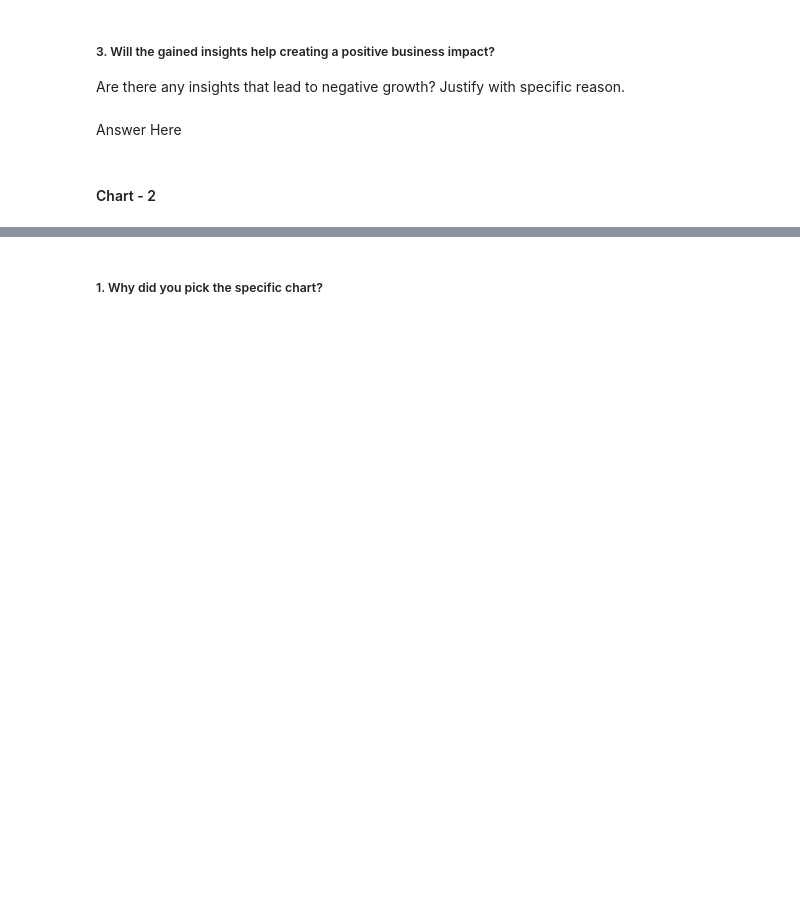
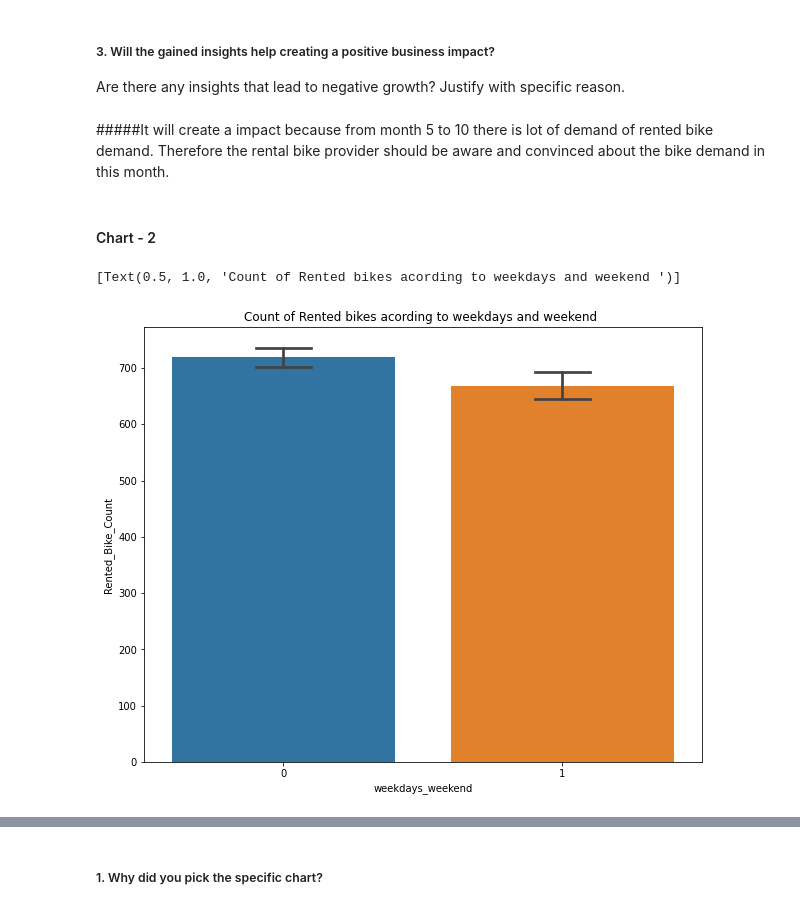
Before and after one commit to abhisheknagpure8/bike-sharing-demand-prediction, a Jupyter notebook: ML_Project_Regression_Bike_Sharing_Demand_Pred.ipynb, the cells around one changed output, grey strips where cells are left out. Saved outputs shown, nothing was run; the diff lists cells and outputs as text; code cells hidden in the pictures; blank space fills up the shorter version.

```diff
--- a/ML_Project_Regression_Bike_Sharing_Demand_Pred.ipynb
+++ b/ML_Project_Regression_Bike_Sharing_Demand_Pred.ipynb
@@ -476,7 +310,7 @@ Answer Here
 # %% [markdown]
 ##### 3. Will the gained insights help creating a positive business impact?
 Are there any insights that lead to negative growth? Justify with specific reason.
-# %% [markdown]
-Answer Here
+# %% [markdown]
+#####It will create a impact because from month 5 to 10 there is lot of demand of rented bike demand. Therefore the rental bike provider should be aware and convinced about the bike demand in this month.
 # %% [markdown]
 #### Chart - 2
@@ -484,0 +317,8 @@ Answer Here
+# %%
+# Chart - 2 visualization code
+fig,ax=plt.subplots(figsize=(10,8))
+sns.barplot(data=df,x='weekdays_weekend',y='Rented_Bike_Count',ax=ax,capsize=.2)
+ax.set(title='Count of Rented bikes acording to weekdays and weekend ')
+# %% [output]
+[Text(0.5, 1.0, 'Count of Rented bikes acording to weekdays and weekend ')]
+[figure, added]
```
Also changed, not shown: parts of 46 cells of this notebook.
